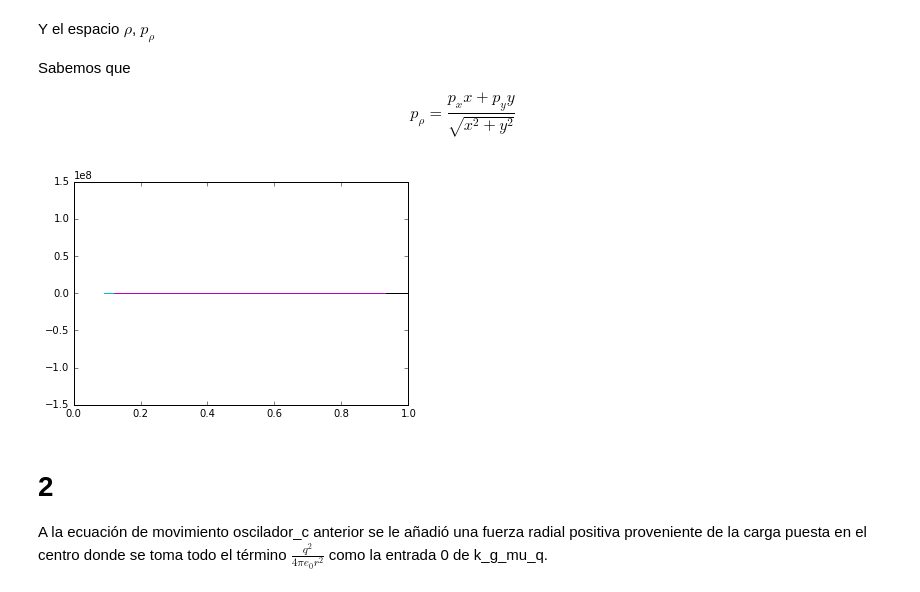
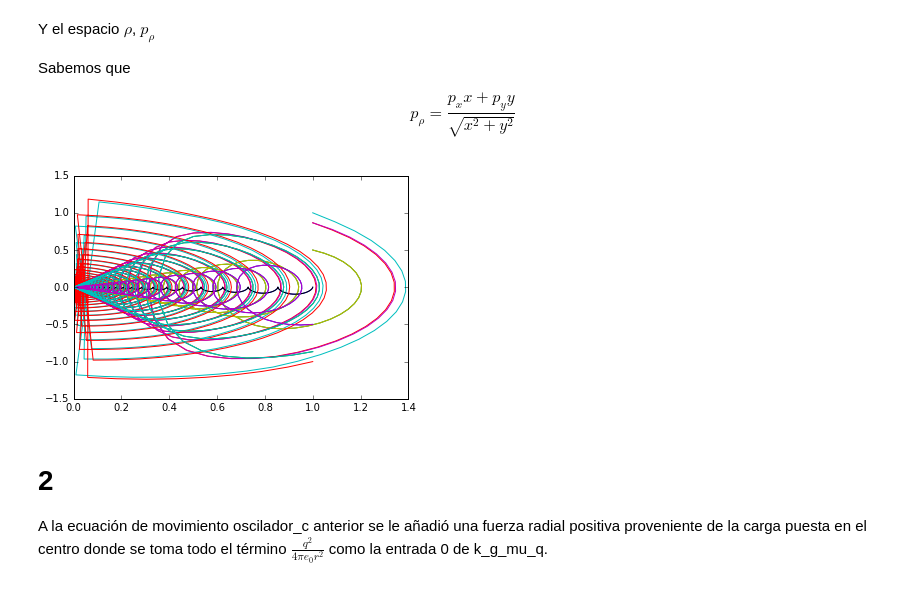
Before and after one commit to JavierMarmol/Tareas, a Jupyter notebook: Tarea Examen 1.ipynb, the cells around one changed output. Cells and saved outputs as stored; diff of their text form; code cells hidden in the pictures.

```diff
--- a/Tarea Examen 1.ipynb
+++ b/Tarea Examen 1.ipynb
@@ -312,15 +312,15 @@ $$
 # %%
 h1=0.01
 for i in range(12):
     p = [0,1,cos(i*pi*(1./6.)),sin(i*pi*(1./6.))]
     osc1 = oscilacion(p,800,[1,0.1,0.2],h1)
 
-    ro = sqrt(osc1[:,0]**2 + osc1[:,2]**2)**(0.5)
+    ro = (osc1[:,0]**2 + osc1[:,1]**2)**(0.5)
     pro = (osc1[:,0]*osc1[:,2] + osc1[:,1]*osc1[:,3])/ro
 
     plot(ro,pro)
 # %% [output]
-[figure, old version]
+[figure, new version]
 # %% [markdown]
 # 2
 
```
Also changed, not shown: parts of 1 cell of this notebook.
